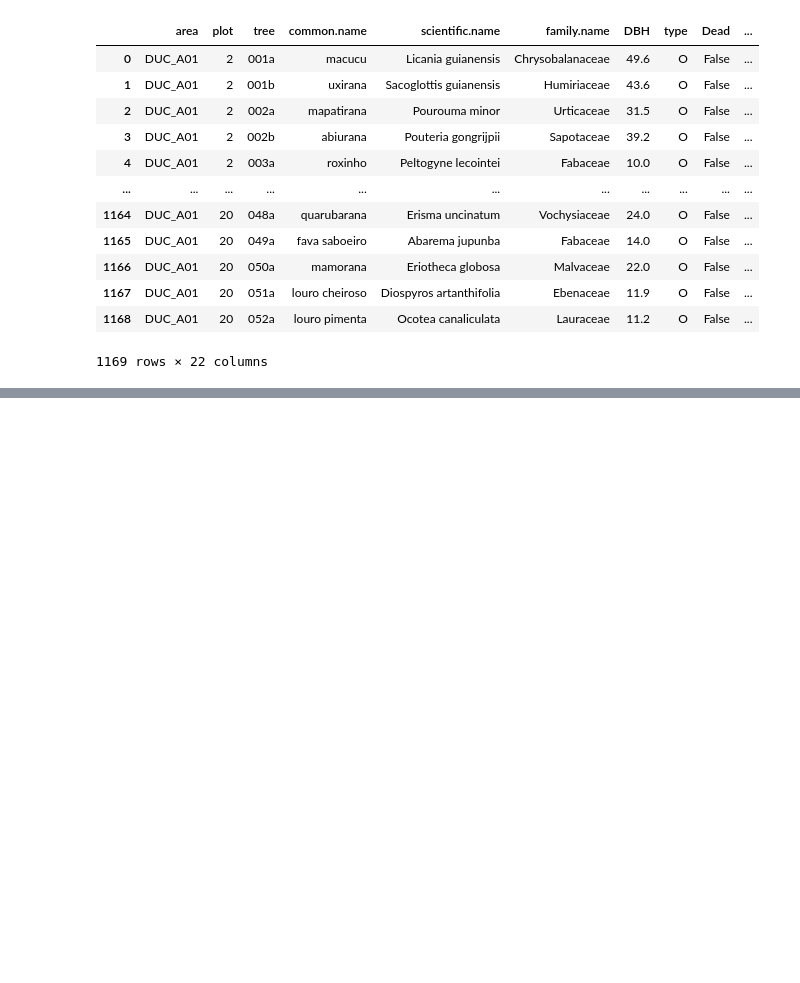
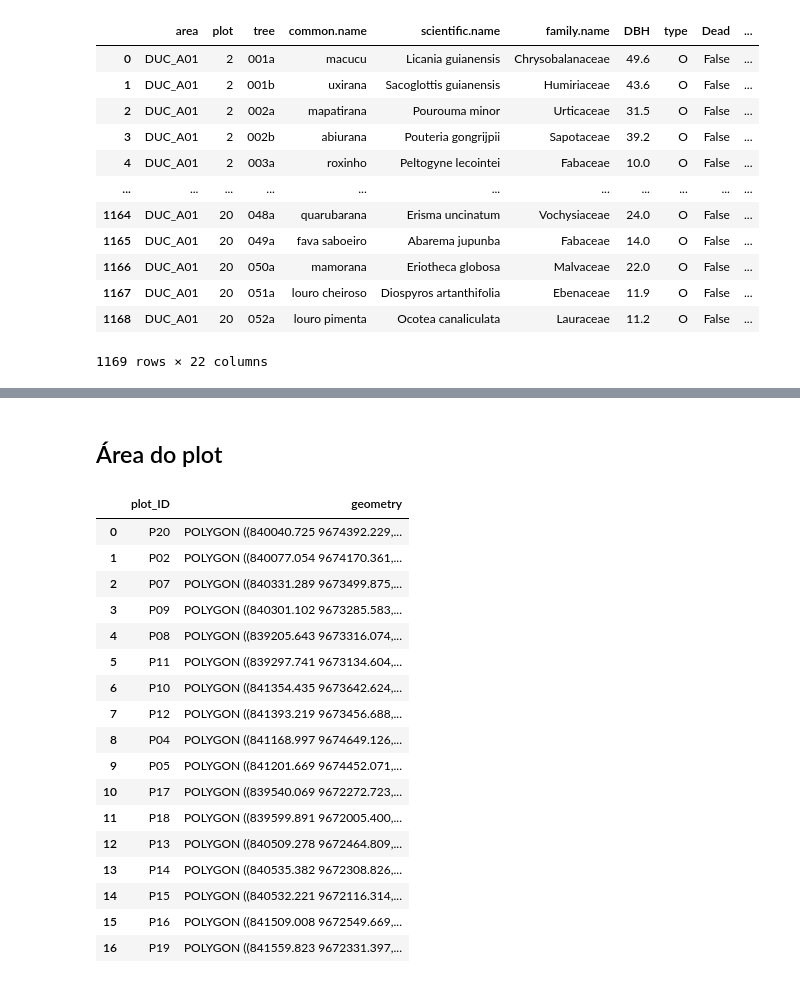
Before and after one commit to joaovictordecastroa/canopyEstimation, a Jupyter notebook: src/inventory.ipynb, the cells around one changed output, grey strips where cells are left out. Saved outputs shown, nothing was run; the diff lists cells and outputs as text; code cells hidden in the pictures; blank space fills up the shorter version.

```diff
--- a/src/inventory.ipynb
+++ b/src/inventory.ipynb
@@ -425,0 +448,23 @@ inventory
+# %% [markdown]
+## Área do plot
+# %%
+inventory_plot_location
+# %% [output]
+|  | plot_ID | geometry |
+| 0 | P20 | POLYGON ((840040.725 9674392.229,... |
+| 1 | P02 | POLYGON ((840077.054 9674170.361,... |
+| 2 | P07 | POLYGON ((840331.289 9673499.875,... |
+| 3 | P09 | POLYGON ((840301.102 9673285.583,... |
+| 4 | P08 | POLYGON ((839205.643 9673316.074,... |
+| 5 | P11 | POLYGON ((839297.741 9673134.604,... |
+| 6 | P10 | POLYGON ((841354.435 9673642.624,... |
+| 7 | P12 | POLYGON ((841393.219 9673456.688,... |
+| 8 | P04 | POLYGON ((841168.997 9674649.126,... |
+| 9 | P05 | POLYGON ((841201.669 9674452.071,... |
+| 10 | P17 | POLYGON ((839540.069 9672272.723,... |
+| 11 | P18 | POLYGON ((839599.891 9672005.400,... |
+| 12 | P13 | POLYGON ((840509.278 9672464.809,... |
+| 13 | P14 | POLYGON ((840535.382 9672308.826,... |
+| 14 | P15 | POLYGON ((840532.221 9672116.314,... |
+| 15 | P16 | POLYGON ((841509.008 9672549.669,... |
+| 16 | P19 | POLYGON ((841559.823 9672331.397,... |
```
Also changed, not shown: parts of 12 cells of this notebook.
